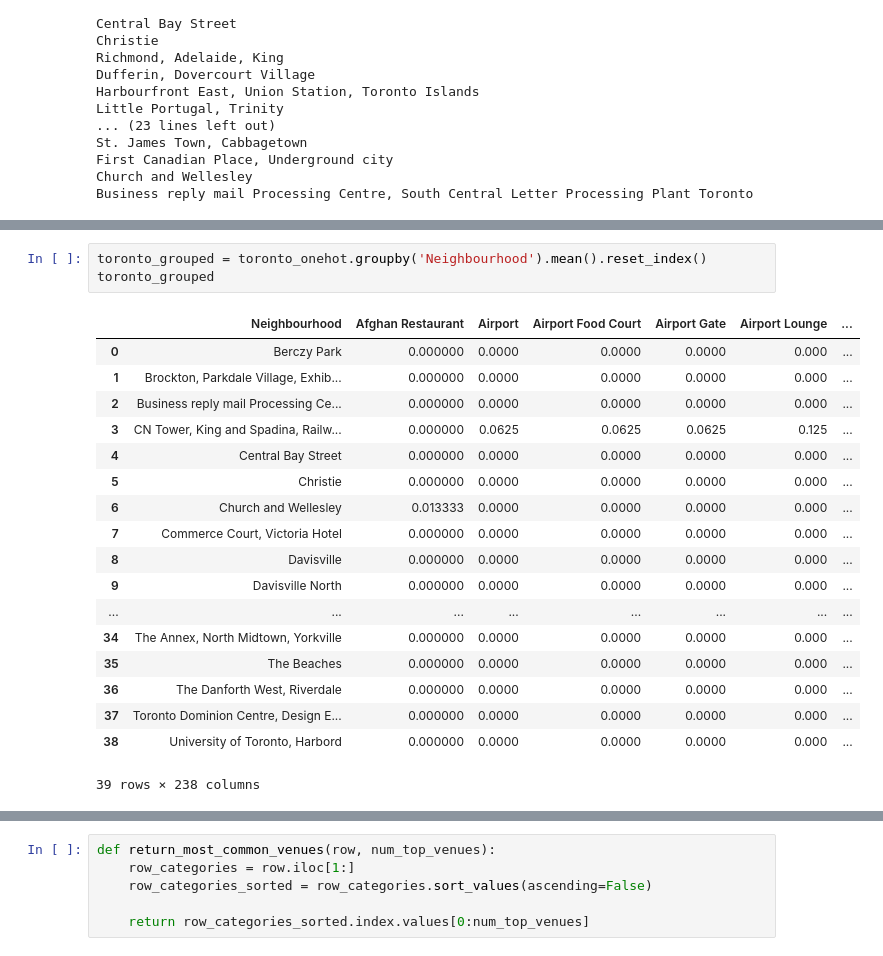
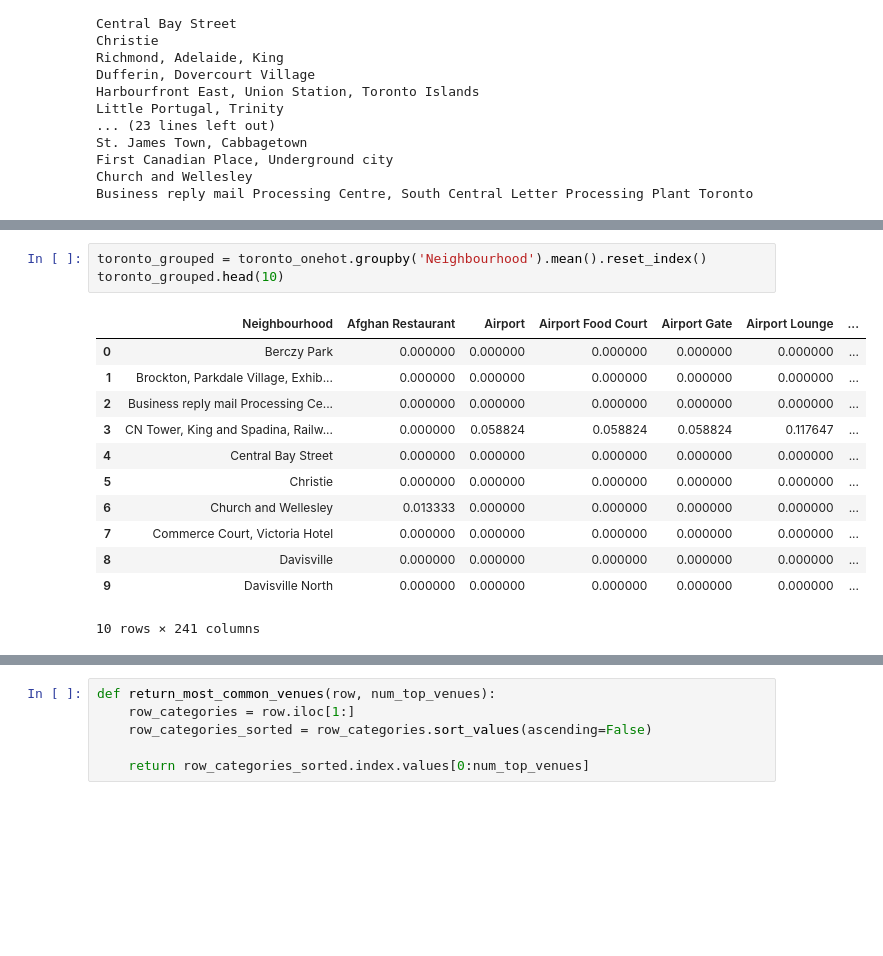
Before and after one commit to mlhadi/coursera-capstone, a Jupyter notebook: capstone-week-3-part3.ipynb, the cells around one changed output, grey strips where cells are left out. Saved outputs shown, nothing was run; the diff lists cells and outputs as text; blank space fills up the shorter version.

```diff
--- a/capstone-week-3-part3.ipynb
+++ b/capstone-week-3-part3.ipynb
@@ -308,25 +308,19 @@ toronto_onehot.head()
 # %%
 toronto_grouped = toronto_onehot.groupby('Neighbourhood').mean().reset_index()
-toronto_grouped
+toronto_grouped.head(10)
 # %% [output]
 |  | Neighbourhood | Afghan Restaurant | Airport | Airport Food Court | Airport Gate | Airport Lounge | ... |
-| 0 | Berczy Park | 0.000000 | 0.0000 | 0.0000 | 0.0000 | 0.000 | ... |
-| 1 | Brockton, Parkdale Village, Exhib... | 0.000000 | 0.0000 | 0.0000 | 0.0000 | 0.000 | ... |
-| 2 | Business reply mail Processing Ce... | 0.000000 | 0.0000 | 0.0000 | 0.0000 | 0.000 | ... |
-| 3 | CN Tower, King and Spadina, Railw... | 0.000000 | 0.0625 | 0.0625 | 0.0625 | 0.125 | ... |
-| 4 | Central Bay Street | 0.000000 | 0.0000 | 0.0000 | 0.0000 | 0.000 | ... |
-| 5 | Christie | 0.000000 | 0.0000 | 0.0000 | 0.0000 | 0.000 | ... |
-| 6 | Church and Wellesley | 0.013333 | 0.0000 | 0.0000 | 0.0000 | 0.000 | ... |
-| 7 | Commerce Court, Victoria Hotel | 0.000000 | 0.0000 | 0.0000 | 0.0000 | 0.000 | ... |
-| 8 | Davisville | 0.000000 | 0.0000 | 0.0000 | 0.0000 | 0.000 | ... |
-| 9 | Davisville North | 0.000000 | 0.0000 | 0.0000 | 0.0000 | 0.000 | ... |
-| ... | ... | ... | ... | ... | ... | ... | ... |
-| 34 | The Annex, North Midtown, Yorkville | 0.000000 | 0.0000 | 0.0000 | 0.0000 | 0.000 | ... |
-| 35 | The Beaches | 0.000000 | 0.0000 | 0.0000 | 0.0000 | 0.000 | ... |
-| 36 | The Danforth West, Riverdale | 0.000000 | 0.0000 | 0.0000 | 0.0000 | 0.000 | ... |
-| 37 | Toronto Dominion Centre, Design E... | 0.000000 | 0.0000 | 0.0000 | 0.0000 | 0.000 | ... |
-| 38 | University of Toronto, Harbord | 0.000000 | 0.0000 | 0.0000 | 0.0000 | 0.000 | ... |
+| 0 | Berczy Park | 0.000000 | 0.000000 | 0.000000 | 0.000000 | 0.000000 | ... |
+| 1 | Brockton, Parkdale Village, Exhib... | 0.000000 | 0.000000 | 0.000000 | 0.000000 | 0.000000 | ... |
+| 2 | Business reply mail Processing Ce... | 0.000000 | 0.000000 | 0.000000 | 0.000000 | 0.000000 | ... |
+| 3 | CN Tower, King and Spadina, Railw... | 0.000000 | 0.058824 | 0.058824 | 0.058824 | 0.117647 | ... |
+| 4 | Central Bay Street | 0.000000 | 0.000000 | 0.000000 | 0.000000 | 0.000000 | ... |
+| 5 | Christie | 0.000000 | 0.000000 | 0.000000 | 0.000000 | 0.000000 | ... |
+| 6 | Church and Wellesley | 0.013333 | 0.000000 | 0.000000 | 0.000000 | 0.000000 | ... |
+| 7 | Commerce Court, Victoria Hotel | 0.000000 | 0.000000 | 0.000000 | 0.000000 | 0.000000 | ... |
+| 8 | Davisville | 0.000000 | 0.000000 | 0.000000 | 0.000000 | 0.000000 | ... |
+| 9 | Davisville North | 0.000000 | 0.000000 | 0.000000 | 0.000000 | 0.000000 | ... |
-39 rows × 238 columns
+10 rows × 241 columns
 # %%
 toronto_grouped.shape
 # %% [output]
```
Also changed, not shown: parts of 22 cells of this notebook.
